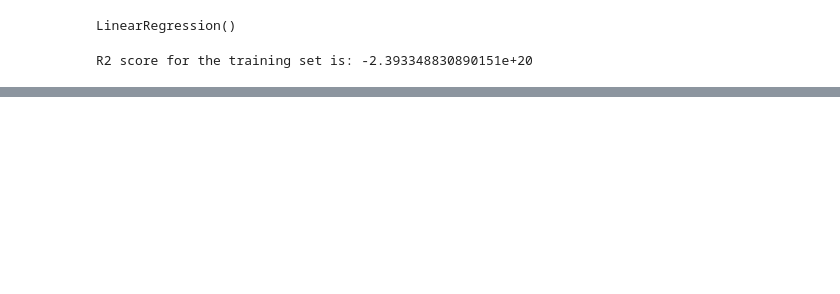
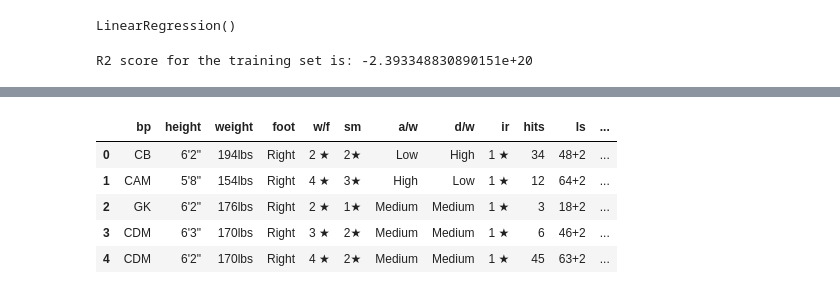
Before and after one commit to lleonrivero/Fifa, a Jupyter notebook: Fifa.ipynb, the cells around one changed output, grey strips where cells are left out. Cells and saved outputs as stored; diff of their text form; code cells hidden in the pictures; blank space fills up the shorter version.

```diff
--- a/Fifa.ipynb
+++ b/Fifa.ipynb
@@ -796,0 +798,5 @@ Need to dig further into the explanation: https://towardsdatascience.com/explain
+# %%
+val = pd.read_csv('fifa21_validate.csv')
+#display(val.head())
+#val.shape
+val.isna().sum()
@@ -796,0 +821,7 @@ Need to dig further into the explanation: https://towardsdatascience.com/explain
+# %%
+# Renaming columns: all lower, space replaced by underscore (_)
+cols1 = []
+for i in range(len(val.columns)):
+    cols1.append(val.columns[i].lower().replace(' ', '_'))
+val.columns = cols1
+val.columns
@@ -796,0 +834,9 @@ Need to dig further into the explanation: https://towardsdatascience.com/explain
+# %%
+val = val.drop(['id','loan_date_end', 'gk_diving', 'gk_handling',
+                            'gk_kicking', 'gk_positioning',
+                            'gk_reflexes','defending', 'standing_tackle',
+                            'sliding_tackle', 'acceleration', 'sprint_speed',
+                            'dribbling', 'curve', 'ball_control', 'agility', 'short_passing',
+                            'attacking', 'skill', 'mentality', 'interceptions', 'marking',
+                  'value', 'wage', 'release_clause', 'position', 'name', 'nationality', 'club',
+                  'team_&_contract', 'joined', 'contract'], axis=1)
@@ -796,0 +893,3 @@ Need to dig further into the explanation: https://towardsdatascience.com/explain
+# %%
+val = val.dropna()
+val.shape
@@ -796,0 +908,10 @@ Need to dig further into the explanation: https://towardsdatascience.com/explain
+# %%
+catval = val.select_dtypes(object)
+catval.head()
+# %% [output]
+|  | bp | height | weight | foot | w/f | sm | a/w | d/w | ir | hits | ls | ... |
+| 0 | CB | 6'2" | 194lbs | Right | 2 ★ | 2★ | Low | High | 1 ★ | 34 | 48+2 | ... |
+| 1 | CAM | 5'8" | 154lbs | Right | 4 ★ | 3★ | High | Low | 1 ★ | 12 | 64+2 | ... |
+| 2 | GK | 6'2" | 176lbs | Right | 2 ★ | 1★ | Medium | Medium | 1 ★ | 3 | 18+2 | ... |
+| 3 | CDM | 6'3" | 170lbs | Right | 3 ★ | 2★ | Medium | Medium | 1 ★ | 6 | 46+2 | ... |
+| 4 | CDM | 6'2" | 170lbs | Right | 4 ★ | 2★ | Medium | Medium | 1 ★ | 45 | 63+2 | ... |
```
Also changed, not shown: parts of 77 cells of this notebook.
